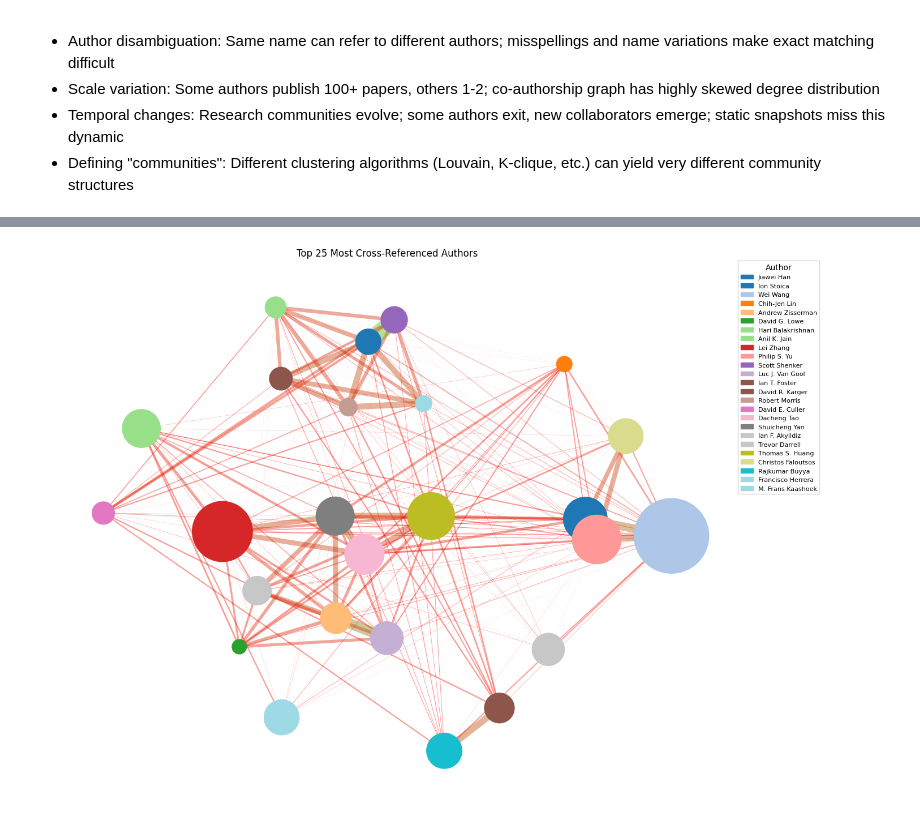
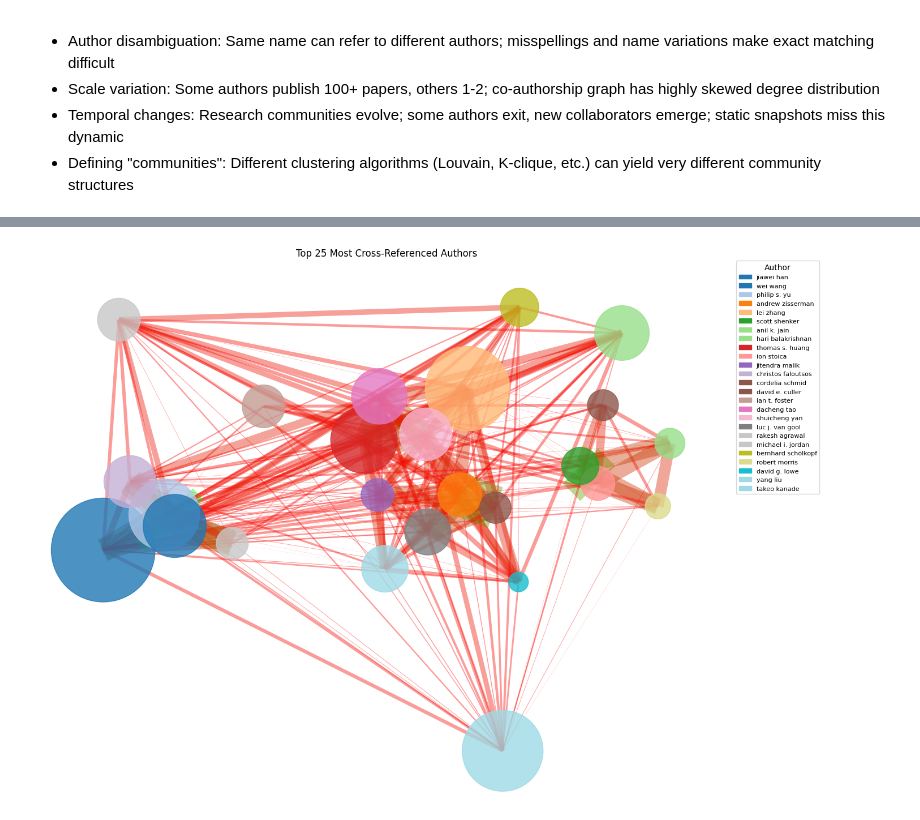
Before and after one commit to alesss-b/Data-Science-I-Group-Project, a Jupyter notebook: co-authorship_network_and_research_community_detection.ipynb, the cells around one changed output, grey strips where cells are left out. Drawn from its saved outputs; the diff is of its cells as text; code cells hidden in the pictures.

```diff
--- a/co-authorship_network_and_research_community_detection.ipynb
+++ b/co-authorship_network_and_research_community_detection.ipynb
@@ -44,11 +70,4 @@ def read_json_lines(file_path):
 # %%
 """Load Data"""
-frames = []
-for file_index in range(4):
-    file_name = f'{ DATA_PATH }dblp-ref-{ file_index }.json'
-    print(f"Loading file { file_name } ({ file_index + 1 }/4)...")
-    frames.append(pd.DataFrame(read_json_lines(file_name)))
-
-print("Concatenating Data Frames...")
-papers = pd.concat(frames)
-papers
+# papers = load_data_from_file(DATA_PATH)
+papers = pd.read_pickle('cleaned_dataset.pkl')
@@ -164,49 +165,81 @@ plt.show()
 # %%
-# Build author -> published papers mapping and paper -> authors index in a single pass
-author_published = {}
-paper_to_authors = {}
+"""Task 1.b: Build a graph where nodes are authors and edges represent cross-author citations (i.e., author A cites author B). Analyze the graph to identify influential authors and research communities, and visualize the relationships."""
 
+# Pass 1: count publications per author; encode as integers to reduce memory
+print("Pass 1/3: counting author publication counts…")
+raw_pub_count = defaultdict(int)
 for paper in sample_set.itertuples():
     if not isinstance(paper.authors, list):
         continue
-    paper_to_authors[paper.id] = paper.authors
-    for author in paper.authors:
-        if author not in author_published:
-            author_published[author] = []
-        author_published[author].append(paper.id)
+    for author in paper.authors[:MAX_AUTHORS_PER_PAPER]:
+        raw_pub_count[author] += 1
 
-# Count cross-author references: iterate each paper once instead of once per co-author,
-# avoiding the A×R duplication of the author_referenced approach
-author_edge_weights = {}
+core_authors_list = [a for a, c in raw_pub_count.items() if c >= MIN_AUTHOR_PAPERS]
+author_to_idx     = {a: i for i, a in enumerate(core_authors_list)}
+core_pub_counts   = np.array([raw_pub_count[a] for a in core_authors_list], dtype=np.int32)
+del raw_pub_count
+gc.collect()
+print(f"  {len(author_to_idx):,} core authors (≥ {MIN_AUTHOR_PAPERS} papers)")
+
+# Pass 2: build paper → core-author index
+print("Pass 2/3: building paper → core-author index…")
+paper_to_authors = {}
+for paper in sample_set.itertuples():
+    if not isinstance(paper.authors, list):
+        continue
+    core = [author_to_idx[a] for a in paper.authors[:MAX_AUTHORS_PER_PAPER]
+            if a in author_to_idx]
+    if core:
+        paper_to_authors[paper.id] = core
+
+print(f"  {len(paper_to_authors):,} papers indexed")
+gc.collect()
+
+# Pass 3: count cross-author citation edges
+print("Pass 3/3: counting cross-author citation edges…")
+author_edge_weights = defaultdict(int)
 for paper in sample_set.itertuples():
     if not isinstance(paper.authors, list) or not isinstance(paper.references, list):
         continue
-    citing_authors = paper.authors
-    for ref_id in paper.references:
-        cited_authors = paper_to_authors.get(ref_id)
-        if not cited_authors:
+    citing = [author_to_idx[a] for a in paper.authors[:MAX_AUTHORS_PER_PAPER]
+              if a in author_to_idx]
+    if not citing:
+        continue
+    for ref_id in paper.references[:MAX_REFS_PER_PAPER]:
+        cited = paper_to_authors.get(ref_id)
+        if not cited:
             continue
-        for src in citing_authors:
-            for tgt in cited_authors:
+        for src in citing:
+            for tgt in cited:
                 if src != tgt:
-                    key = (min(src, tgt), max(src, tgt))
-                    author_edge_weights[key] = author_edge_weights.get(key, 0) + 1
+                    key = (src, tgt) if src < tgt else (tgt, src)
+                    author_edge_weights[key] += 1
+
+print(f"  {len(author_edge_weights):,} unique author-pair edges")
+del paper_to_authors
+gc.collect()
 
 # Build author graph
 author_graph = nx.Graph()
-for author, pids in author_published.items():
-    author_graph.add_node(author, size=len(pids))
-for (a1, a2), weight in author_edge_weights.items():
-    author_graph.add_edge(a1, a2, weight=weight)
+author_graph.add_nodes_from(
+    (core_authors_list[i], {'size': int(core_pub_counts[i])})
+    for i in range(len(core_authors_list))
+)
+author_graph.add_edges_from(
+    (core_authors_list[i], core_authors_list[j], {'weight': w})
+    for (i, j), w in author_edge_weights.items()
+)
+del author_edge_weights, core_pub_counts
+gc.collect()
+print(f"Author graph: {author_graph.number_of_nodes():,} nodes, {author_graph.number_of_edges():,} edges")
 
 
 # Filter to top N authors by weighted degree
-TOP_N_AUTHORS = 25
 author_scores = {node: author_graph.degree(node, weight='weight') for node in author_graph.nodes()}
-top_authors = sorted(author_scores, key=author_scores.get, reverse=True)[:TOP_N_AUTHORS]
+top_authors = sorted(author_scores, key=author_scores.get, reverse=True)[:TOP_N_AUTHORS] # type: ignore
 author_subgraph = author_graph.subgraph(top_authors)
 
-author_cmap = plt.cm.get_cmap('tab20', TOP_N_AUTHORS)
+author_cmap = plt.get_cmap('tab20', TOP_N_AUTHORS)
 author_colors = {author: author_cmap(i) for i, author in enumerate(top_authors)}
 
 author_max_weight = max((d['weight'] for _, _, d in author_subgraph.edges(data=True)), default=1)
@@ -221,7 +254,6 @@ for u, v in author_layout_graph.edges():
         author_layout_graph[u][v]['weight'] = author_no_edge_dist
 
 author_pos = nx.kamada_kawai_layout(author_layout_graph, weight='weight')
-
 plt.figure(figsize=(14, 10))
 author_node_sizes = [author_subgraph.nodes[n]['size'] * 10 for n in author_subgraph.nodes()]
 author_edge_raw = np.array([author_subgraph[u][v]['weight'] for u, v in author_subgraph.edges()], dtype=float)
@@ -231,7 +263,7 @@ author_edge_colors = [(1 - w, w, 0, 1) for w in author_norm_weights]
 author_node_colors = [author_colors[n] for n in author_subgraph.nodes()]
 
 nx.draw_networkx_edges(author_subgraph, author_pos, width=author_edge_widths, alpha=0.4, edge_color=author_edge_colors)
-nx.draw_networkx_nodes(author_subgraph, author_pos, node_size=author_node_sizes, node_color=author_node_colors)
+nx.draw_networkx_nodes(author_subgraph, author_pos, node_size=author_node_sizes, alpha=0.8, node_color=author_node_colors)
 
 from matplotlib.patches import Patch
 author_legend_handles = [Patch(color=author_colors[a], label=a) for a in top_authors]
@@ -245 +284 @@ plt.show()
-[figure, old version]
+[figure, new version]
```
Also changed, not shown: parts of 11 cells of this notebook, 5 other files.
